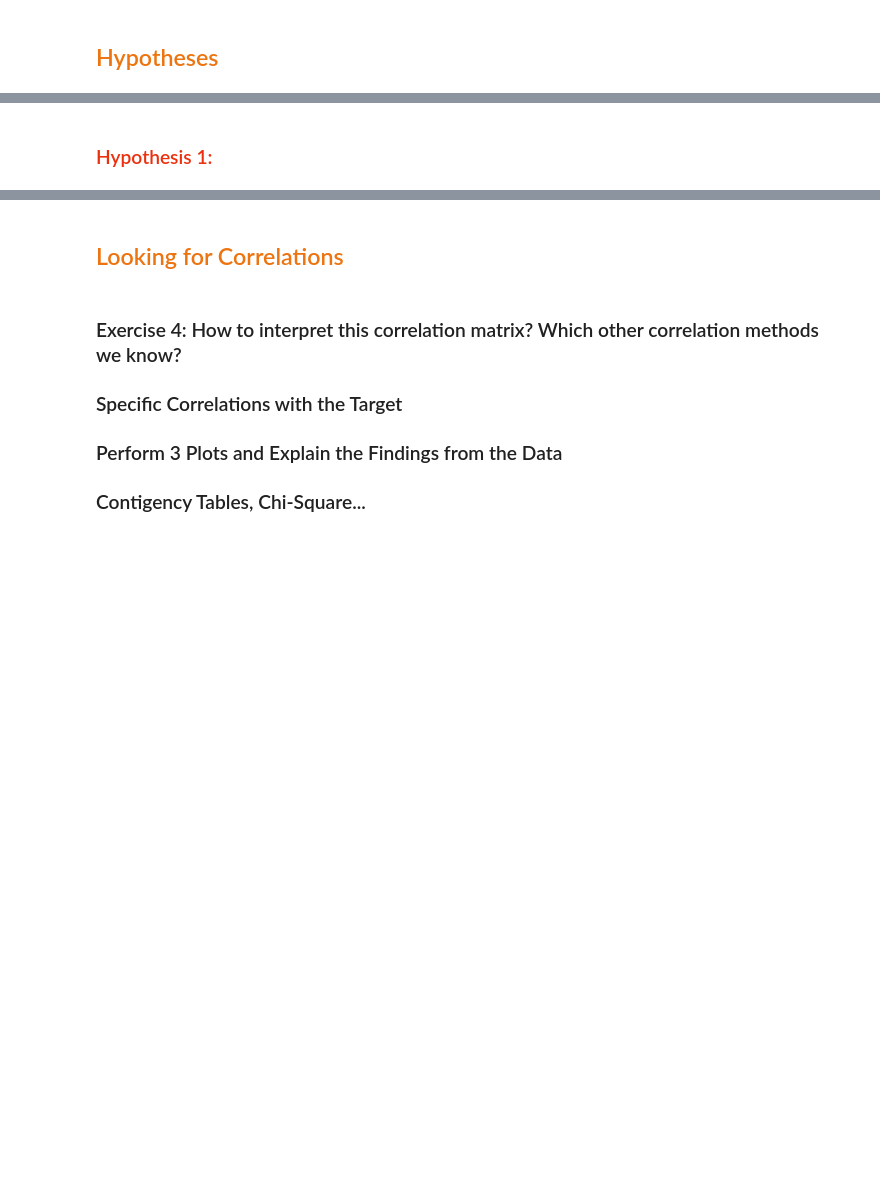
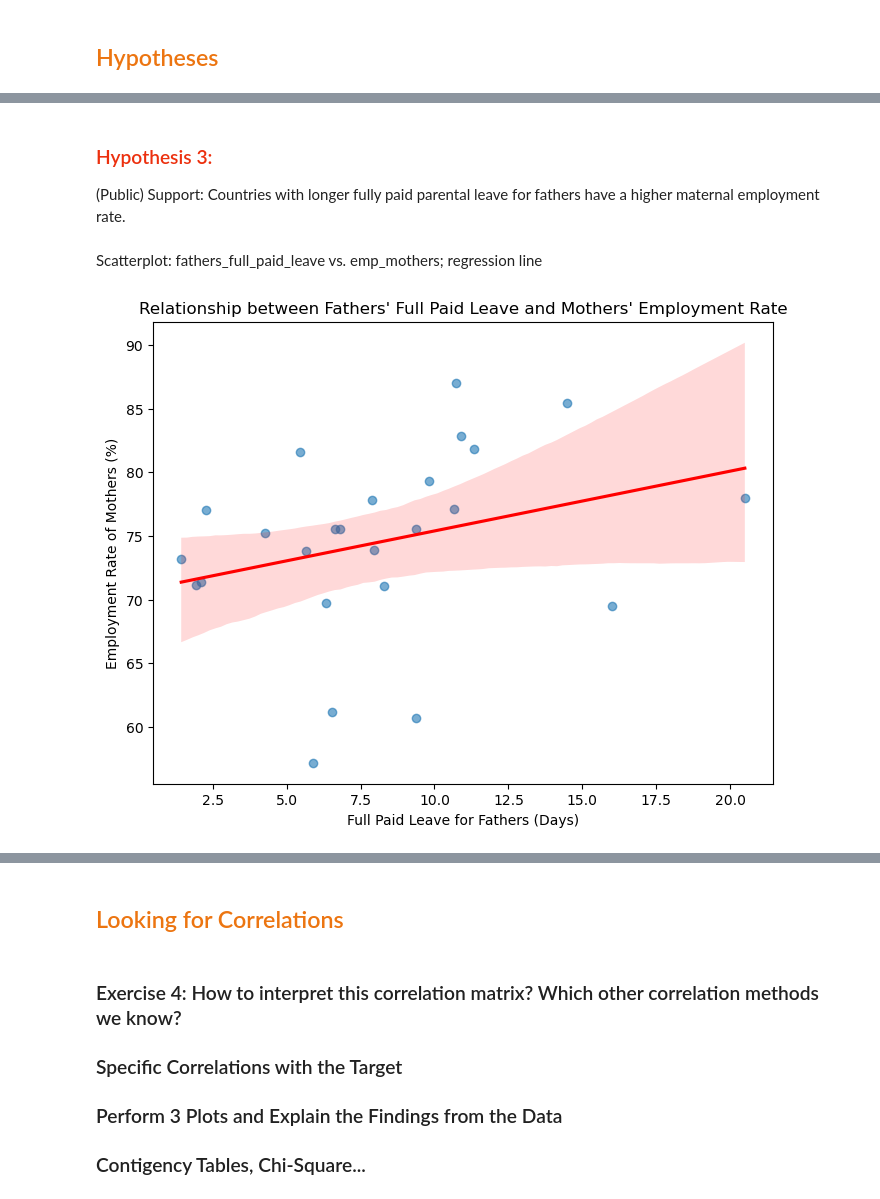
Before and after one commit to Paula0923/maternal-employment, a Jupyter notebook: EDA_maternal-employment.ipynb, the cells around one changed output, grey strips where cells are left out. Cells and saved outputs as stored; diff of their text form; code cells hidden in the pictures; blank space fills up the shorter version.

```diff
--- a/EDA_maternal-employment.ipynb
+++ b/EDA_maternal-employment.ipynb
@@ -1158,2 +1398,19 @@ Index(['country', 'emp_mothers', 'spending_family_benefits',
 # %% [markdown]
-### <span style="color: #ec300e;">Hypothesis 1: </span>
+### <span style="color: #ec300e;">Hypothesis 3: </span>
+<p>(Public) Support: Countries with longer fully paid parental leave for fathers have a higher maternal employment rate.</p>
+# %% [markdown]
+Scatterplot: fathers_full_paid_leave vs. emp_mothers;
+regression line
+# %%
+# scatterplot with regression line
+plt.figure(figsize=(8, 6))
+sns.regplot(data=eda_df, x="fathers_full_paid_leave", y="emp_mothers", scatter_kws={'alpha':0.6}, line_kws={'color':'red'})
+
+# labels
+plt.xlabel("Full Paid Leave for Fathers (Days)")
+plt.ylabel("Employment Rate of Mothers (%)")
+plt.title("Relationship between Fathers' Full Paid Leave and Mothers' Employment Rate")
+
+plt.show()
+# %% [output]
+[figure, added]
```
Also changed, not shown: parts of 48 cells of this notebook, 1 other file.
